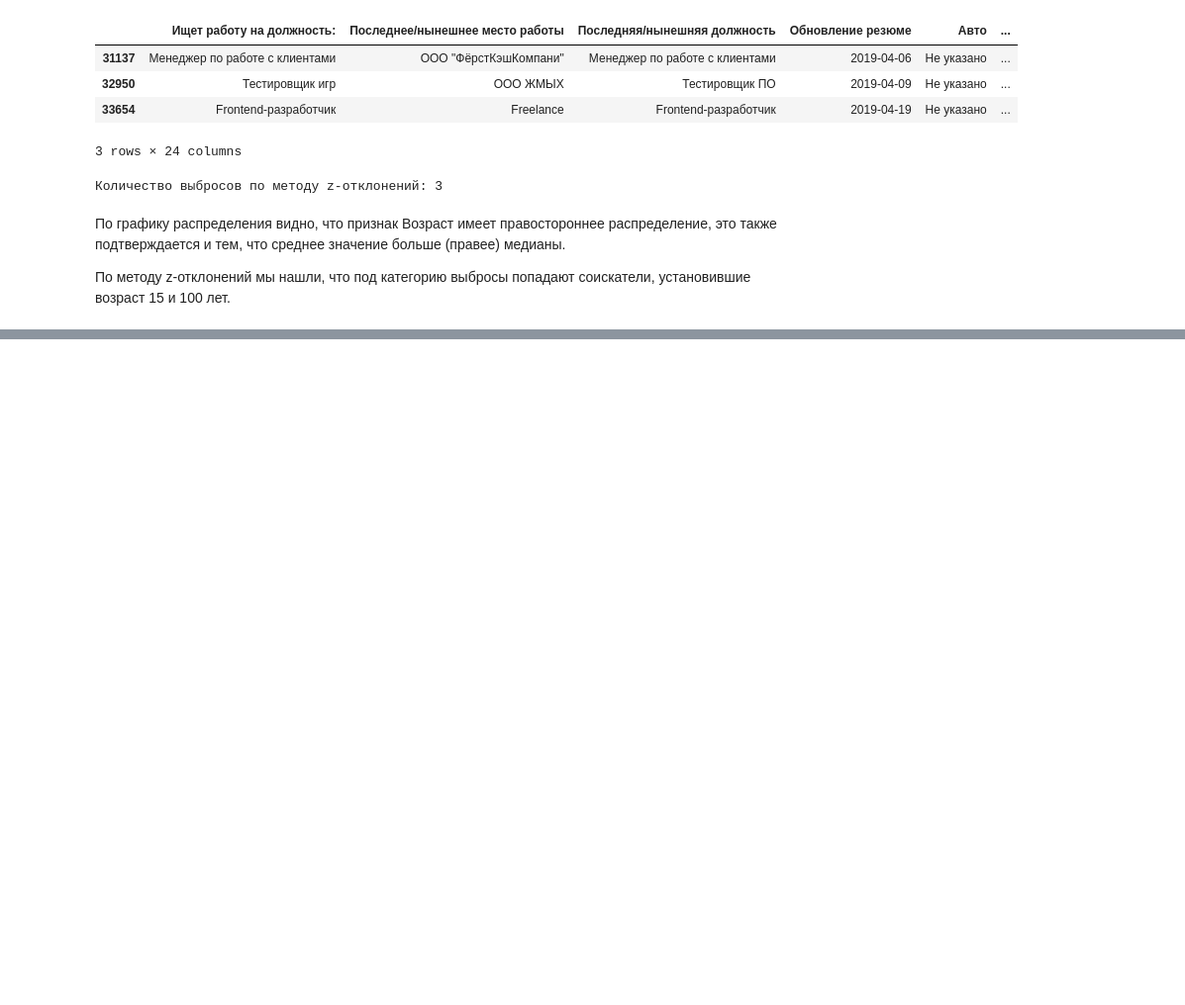
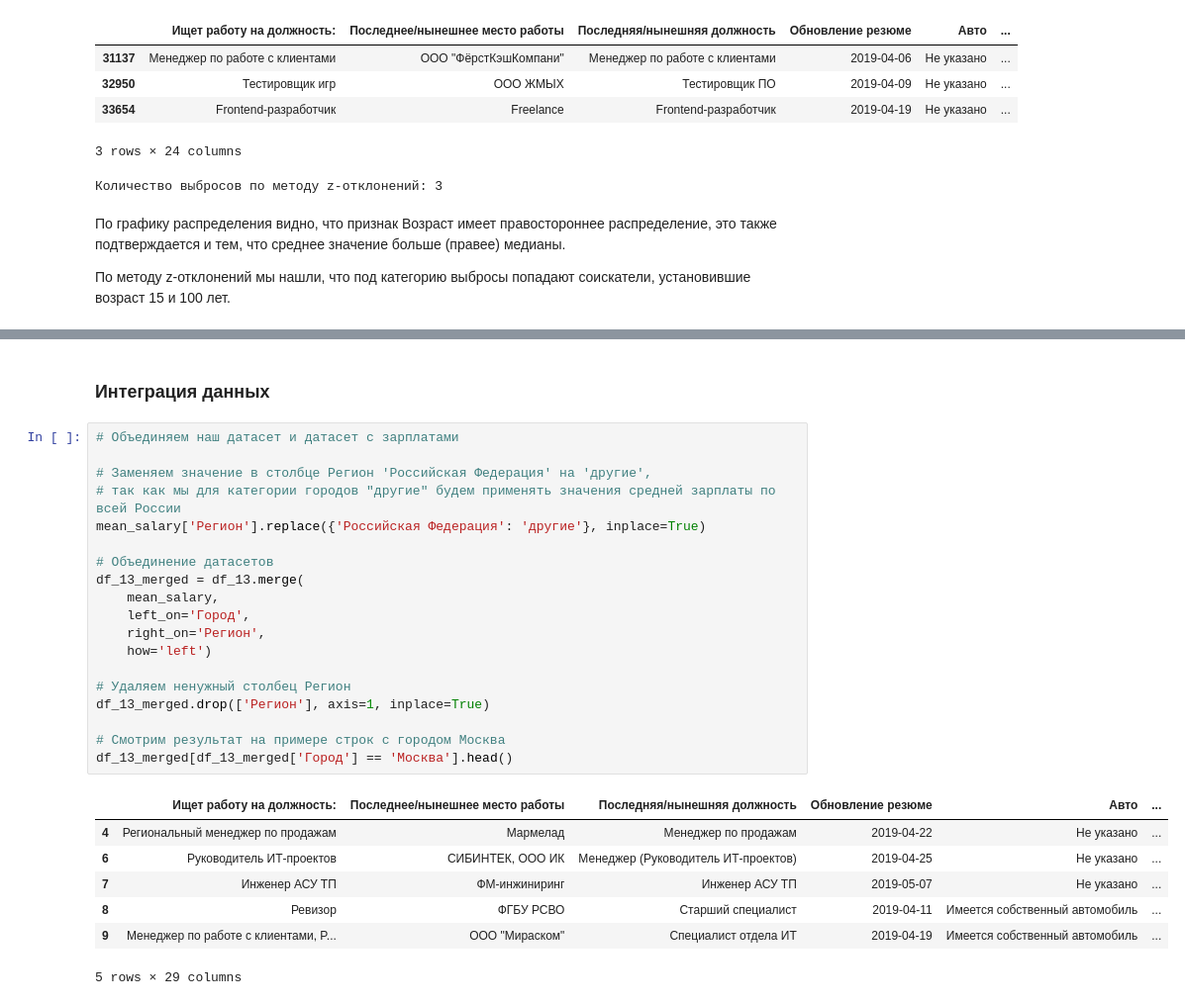
Before and after one commit to ekaterinakaz4255/Data_Analysis, a Jupyter notebook: Project-1. Ноутбук-шаблон.ipynb, the cells around one changed output, grey strips where cells are left out. Shown at 99% size. Cells and saved outputs as stored; diff of their text form; blank space fills up the shorter version.

```diff
--- a/Project-1. Ноутбук-шаблон.ipynb
+++ b/Project-1. Ноутбук-шаблон.ipynb
@@ -1007,0 +1089,29 @@ df_13.to_csv('Prepared_hh_dataset.csv')
+# %% [markdown]
+### Интеграция данных
+# %%
+# Объединяем наш датасет и датасет с зарплатами
+
+# Заменяем значение в столбце Регион 'Российская Федерация' на 'другие',
+# так как мы для категории городов "другие" будем применять значения средней зарплаты по всей России
+mean_salary['Регион'].replace({'Российская Федерация': 'другие'}, inplace=True)
+
+# Объединение датасетов
+df_13_merged = df_13.merge(
+    mean_salary,
+    left_on='Город',
+    right_on='Регион',
+    how='left')
+
+# Удаляем ненужный столбец Регион
+df_13_merged.drop(['Регион'], axis=1, inplace=True)
+
+# Смотрим результат на примере строк с городом Москва
+df_13_merged[df_13_merged['Город'] == 'Москва'].head()
+# %% [output]
+|  | Ищет работу на должность: | Последнее/нынешнее место работы | Последняя/нынешняя должность | Обновление резюме | Авто | ... |
+| 4 | Региональный менеджер по продажам | Мармелад | Менеджер по продажам | 2019-04-22 | Не указано | ... |
+| 6 | Руководитель ИТ-проектов | СИБИНТЕК, ООО ИК | Менеджер (Руководитель ИТ-проектов) | 2019-04-25 | Не указано | ... |
+| 7 | Инженер АСУ ТП | ФМ-инжиниринг | Инженер АСУ ТП | 2019-05-07 | Не указано | ... |
+| 8 | Ревизор | ФГБУ РСВО | Старший специалист | 2019-04-11 | Имеется собственный автомобиль | ... |
+| 9 | Менеджер по работе с клиентами, P... | ООО "Мираском" | Специалист отдела ИТ | 2019-04-19 | Имеется собственный автомобиль | ... |
+5 rows × 29 columns
```
Also changed, not shown: parts of 23 cells of this notebook, 2 other files.
